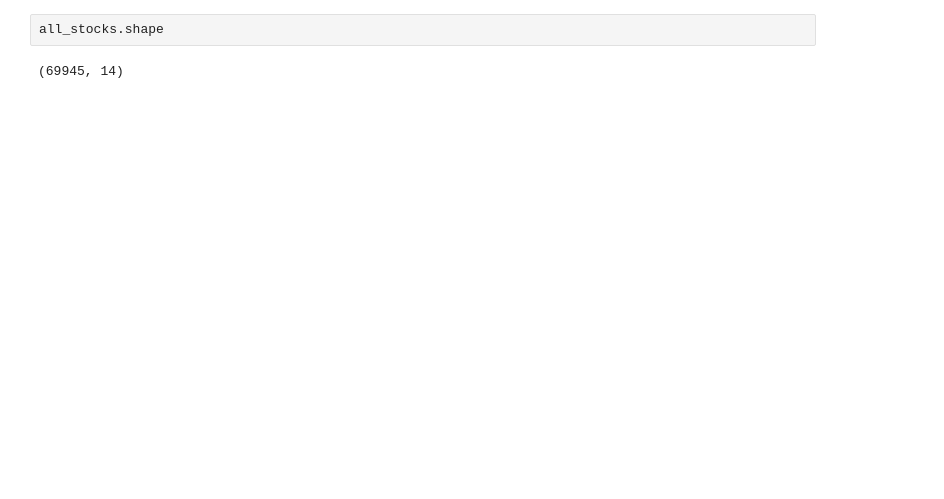
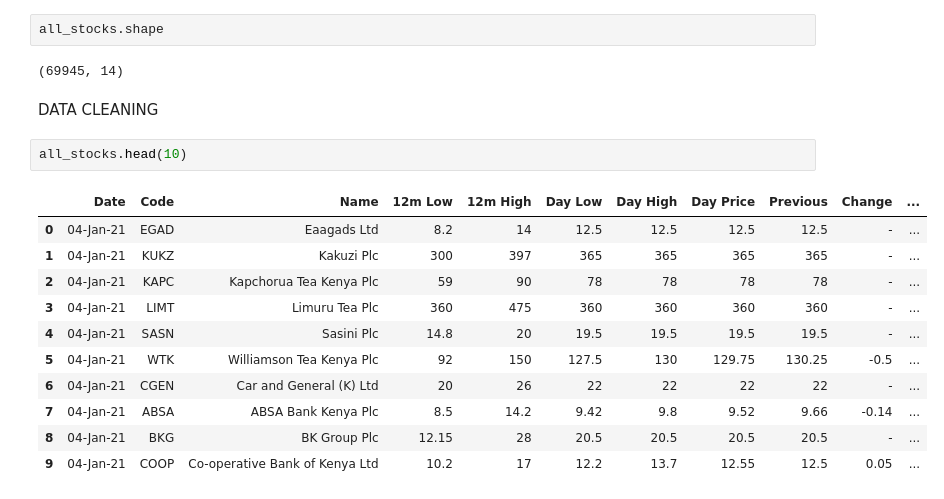
Before and after one commit to lorenaterah/NSE_Stock_Market_Segmentation, a Jupyter notebook: Notebooks/Edgar.ipynb, the cells around one changed output. Cells and saved outputs as stored; diff of their text form; blank space fills up the shorter version.

Commit message:
did data cleaning

```diff
--- a/Notebooks/Edgar.ipynb
+++ b/Notebooks/Edgar.ipynb
@@ -311,3 +311,19 @@ all_stocks.tail()
 all_stocks.shape
 # %% [output]
 (69945, 14)
+# %% [markdown]
+DATA CLEANING
+# %%
+all_stocks.head(10)
+# %% [output]
+|  | Date | Code | Name | 12m Low | 12m High | Day Low | Day High | Day Price | Previous | Change | ... |
+| 0 | 04-Jan-21 | EGAD | Eaagads Ltd | 8.2 | 14 | 12.5 | 12.5 | 12.5 | 12.5 | - | ... |
+| 1 | 04-Jan-21 | KUKZ | Kakuzi Plc | 300 | 397 | 365 | 365 | 365 | 365 | - | ... |
+| 2 | 04-Jan-21 | KAPC | Kapchorua Tea Kenya Plc | 59 | 90 | 78 | 78 | 78 | 78 | - | ... |
+| 3 | 04-Jan-21 | LIMT | Limuru Tea Plc | 360 | 475 | 360 | 360 | 360 | 360 | - | ... |
+| 4 | 04-Jan-21 | SASN | Sasini Plc | 14.8 | 20 | 19.5 | 19.5 | 19.5 | 19.5 | - | ... |
+| 5 | 04-Jan-21 | WTK | Williamson Tea Kenya Plc | 92 | 150 | 127.5 | 130 | 129.75 | 130.25 | -0.5 | ... |
+| 6 | 04-Jan-21 | CGEN | Car and General (K) Ltd | 20 | 26 | 22 | 22 | 22 | 22 | - | ... |
+| 7 | 04-Jan-21 | ABSA | ABSA Bank Kenya Plc | 8.5 | 14.2 | 9.42 | 9.8 | 9.52 | 9.66 | -0.14 | ... |
+| 8 | 04-Jan-21 | BKG | BK Group Plc | 12.15 | 28 | 20.5 | 20.5 | 20.5 | 20.5 | - | ... |
+| 9 | 04-Jan-21 | COOP | Co-operative Bank of Kenya Ltd | 10.2 | 17 | 12.2 | 13.7 | 12.55 | 12.5 | 0.05 | ... |
```
Also changed, not shown: parts of 14 cells of this notebook.
